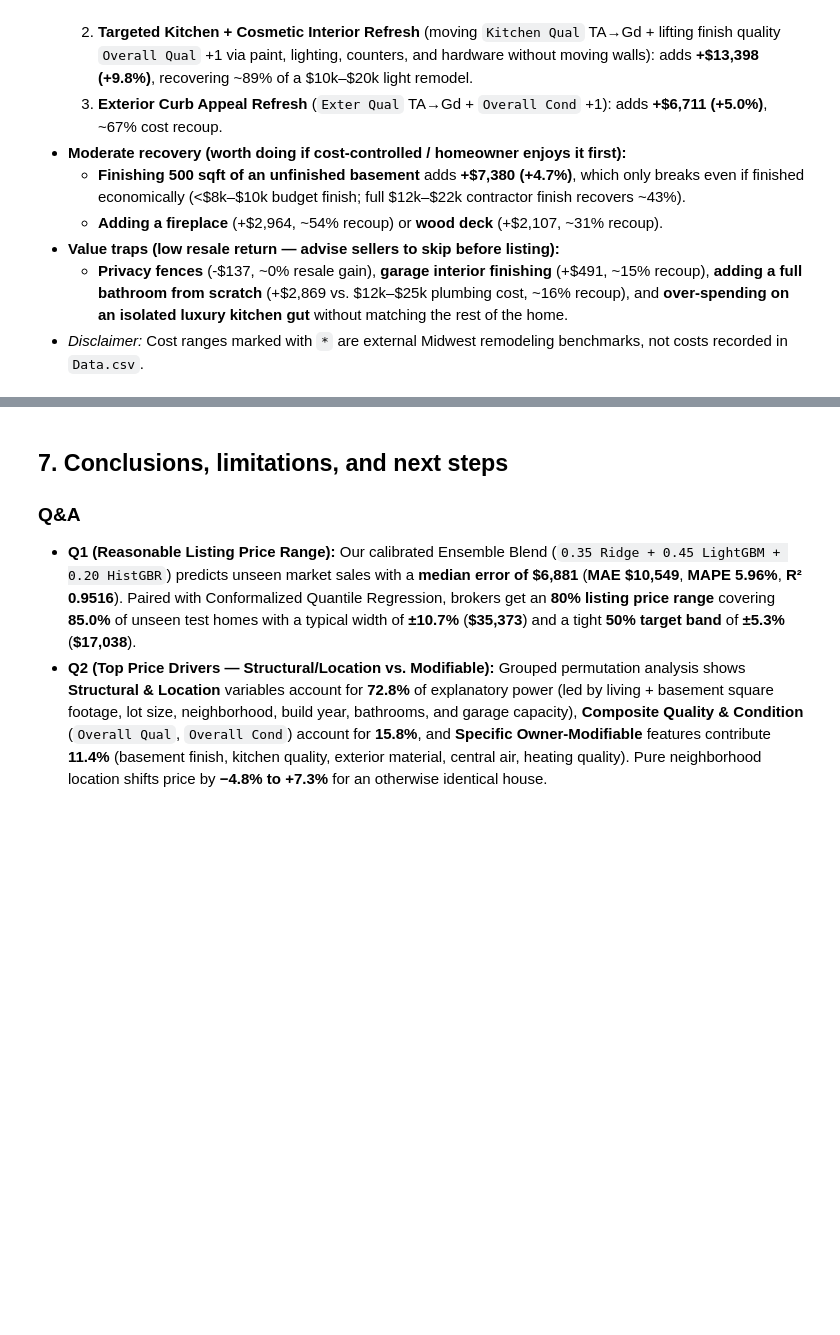
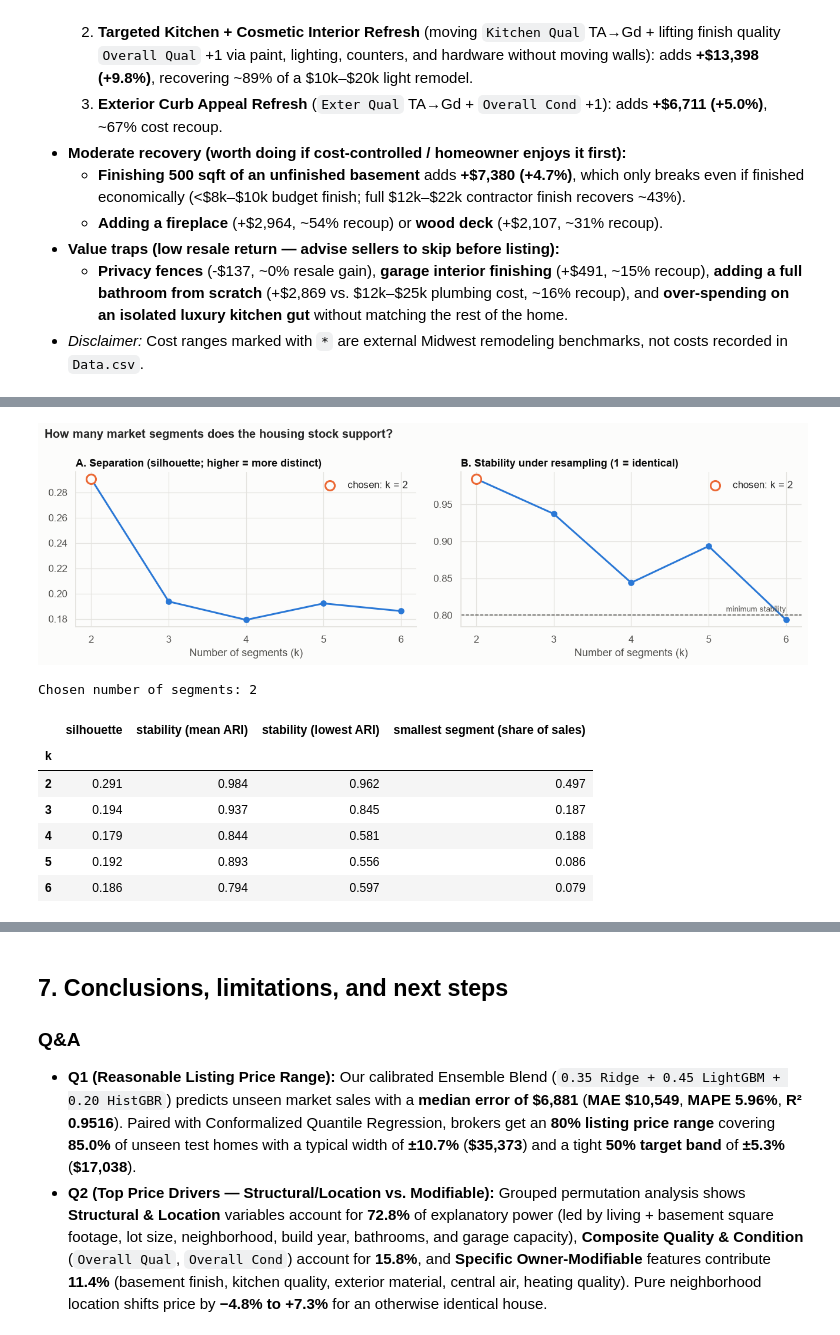
Before and after one commit to daniosp/final-proyect-ml, a Jupyter notebook: main/clearview_analysis.ipynb, the cells around one changed output, grey strips where cells are left out. Cells and saved outputs as stored; diff of their text form; code cells hidden in the pictures; blank space fills up the shorter version.

```diff
--- a/main/clearview_analysis.ipynb
+++ b/main/clearview_analysis.ipynb
@@ -3061,0 +2891,15 @@ plt.show()
+# %%
+define_variable(
+    "market_segment", "Market segment of a home, from k-means clustering of its physical characteristics",
+    "k-means on the standardized clustering inputs below (living and lot area on a log scale); "
+    "number of segments chosen by the rule in 6.1",
+    "Section 6: answers Q4. The segments are then compared on price, price drivers and model accuracy.")
+
+SEGMENT_FEATURES = ["Gr Liv Area", "Total Bsmt SF", "Lot Area", "house_age", "Overall Qual", "Overall Cond",
+                    "total_baths", "Garage Cars"]
+LOG_SEGMENT_FEATURES = ["Gr Liv Area", "Lot Area"]   # skewed sizes; basement area stays on its natural scale (6.1)
+variables_table({c: "Clustering input" for c in SEGMENT_FEATURES}
+                | {"SalePrice": "Compares the segments afterwards (not a clustering input)",
+                   "Neighborhood": "Describes the segments afterwards (not a clustering input)",
+                   "is_new_home": "Describes the segments afterwards (not a clustering input)",
+                   "market_segment": None})
@@ -3061,0 +2932,64 @@ plt.show()
+# %%
+from sklearn.cluster import KMeans
+from sklearn.decomposition import PCA
+from sklearn.metrics import adjusted_rand_score, silhouette_score
+
+K_RANGE = range(2, 7)
+N_STABILITY_RESAMPLES = 20
+MIN_STABILITY, MIN_SEGMENT_SHARE = 0.80, 0.05
+
+seg_inputs = data_fe[SEGMENT_FEATURES].copy()
+seg_inputs = seg_inputs.fillna(seg_inputs.median())
+for c in LOG_SEGMENT_FEATURES:
+    seg_inputs[c] = np.log1p(seg_inputs[c])
+Z_seg = StandardScaler().fit_transform(seg_inputs)
+
+k_rows, labels_by_k = [], {}
+for k in K_RANGE:
+    labels = KMeans(n_clusters=k, n_init=20, random_state=SEED).fit_predict(Z_seg)
+    labels_by_k[k] = labels
+    rng = rng_for(f"6.1 stability k={k}")
+    agreement = []
+    for _ in range(N_STABILITY_RESAMPLES):
+        rows = rng.choice(len(Z_seg), len(Z_seg), replace=True)
+        refit = KMeans(n_clusters=k, n_init=10, random_state=SEED).fit(Z_seg[rows])
+        agreement.append(adjusted_rand_score(labels, refit.predict(Z_seg)))
+    k_rows.append({"k": k, "silhouette": silhouette_score(Z_seg, labels),
+                   "stability (mean ARI)": np.mean(agreement), "stability (lowest ARI)": np.min(agreement),
+                   "smallest segment (share of sales)": np.bincount(labels).min() / len(labels)})
+k_table = pd.DataFrame(k_rows).set_index("k")
+eligible = k_table[(k_table["stability (mean ARI)"] >= MIN_STABILITY)
+                   & (k_table["smallest segment (share of sales)"] >= MIN_SEGMENT_SHARE)]
+K_SEGMENTS = int(eligible["silhouette"].idxmax())
+
+fig, axes = plt.subplots(1, 2, figsize=(12, 3.8))
+for ax, col, threshold, title in [
+        (axes[0], "silhouette", None, "A. Separation (silhouette; higher = more distinct)"),
+        (axes[1], "stability (mean ARI)", MIN_STABILITY, "B. Stability under resampling (1 = identical)")]:
+    ax.plot(k_table.index, k_table[col], marker="o", lw=2, color=COLORS["blue"])
+    ax.scatter([K_SEGMENTS], [k_table.loc[K_SEGMENTS, col]], s=110, facecolor=COLORS["surface"],
+               edgecolor=COLORS["orange"], linewidth=2, zorder=4, label=f"chosen: k = {K_SEGMENTS}")
+    if threshold is not None:
+        ax.axhline(threshold, color=COLORS["text2"], lw=1, ls="--")
+        ax.annotate("minimum stability", (K_RANGE[-1], threshold), xytext=(0, 4), textcoords="offset points",
+                    ha="right", fontsize=8.5, color=COLORS["text2"])
+    ax.set_xticks(list(K_RANGE))
+    ax.set_xlabel("Number of segments (k)")
+    ax.set_title(title)
+    ax.legend(frameon=False, loc="upper right")
+fig.suptitle("How many market segments does the housing stock support?", x=0.01, ha="left", fontweight="bold", fontsize=13)
+plt.tight_layout()
+save_fig(fig, "06_segment_count")
+plt.show()
+print(f"Chosen number of segments: {K_SEGMENTS}")
+k_table.round(3)
+# %% [output]
+[figure, added]
+Chosen number of segments: 2
+|  | silhouette | stability (mean ARI) | stability (lowest ARI) | smallest segment (share of sales) |
+| k |  |  |  |  |
+| 2 | 0.291 | 0.984 | 0.962 | 0.497 |
+| 3 | 0.194 | 0.937 | 0.845 | 0.187 |
+| 4 | 0.179 | 0.844 | 0.581 | 0.188 |
+| 5 | 0.192 | 0.893 | 0.556 | 0.086 |
+| 6 | 0.186 | 0.794 | 0.597 | 0.079 |
```
Also changed, not shown: parts of 22 cells of this notebook, 5 other files.
